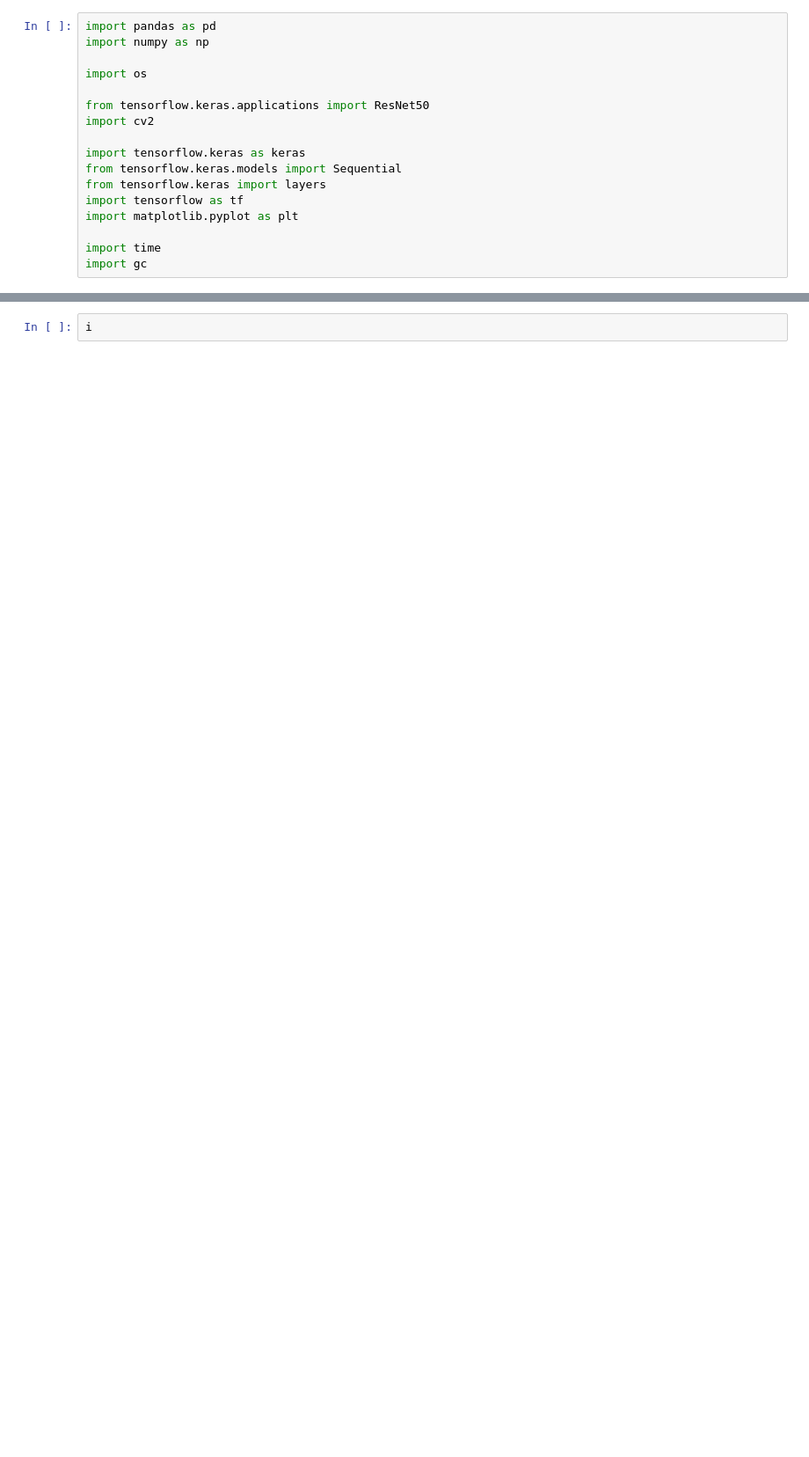
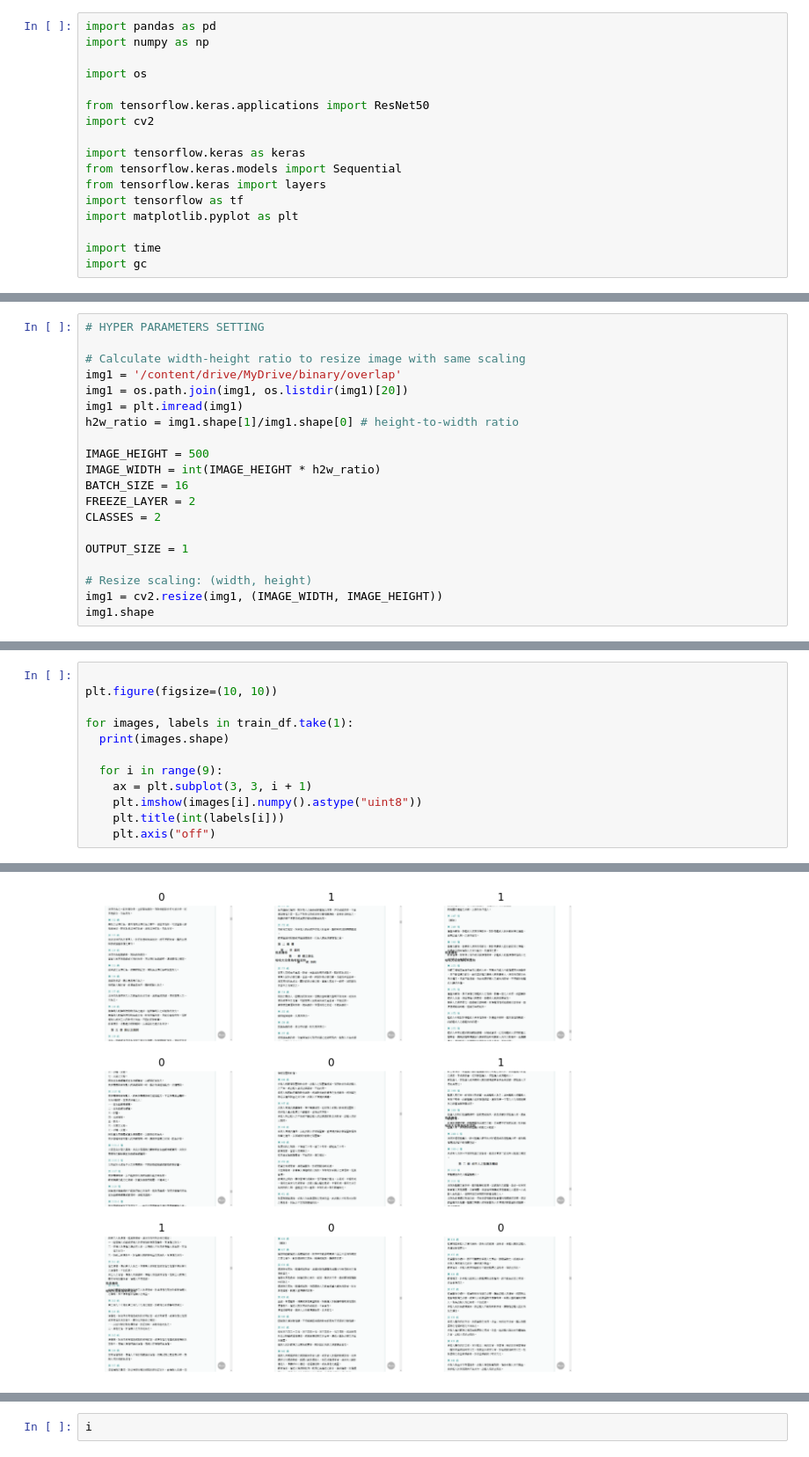
Before and after one commit to laurence-lin/Working-files, a Jupyter notebook: train_txt_model.ipynb, the cells around one changed output, grey strips where cells are left out. Shown at 88% size. Cells and saved outputs as stored; diff of their text form; blank space fills up the shorter version.

```diff
--- a/train_txt_model.ipynb
+++ b/train_txt_model.ipynb
@@ -58,0 +49,20 @@ BATCH_SIZE = 16
+# %%
+# HYPER PARAMETERS SETTING
+
+# Calculate width-height ratio to resize image with same scaling
+img1 = '/content/drive/MyDrive/binary/overlap'
+img1 = os.path.join(img1, os.listdir(img1)[20])
+img1 = plt.imread(img1)
+h2w_ratio = img1.shape[1]/img1.shape[0] # height-to-width ratio
+
+IMAGE_HEIGHT = 500
+IMAGE_WIDTH = int(IMAGE_HEIGHT * h2w_ratio)
+BATCH_SIZE = 16
+FREEZE_LAYER = 2
+CLASSES = 2
+
+OUTPUT_SIZE = 1
+
+# Resize scaling: (width, height)
+img1 = cv2.resize(img1, (IMAGE_WIDTH, IMAGE_HEIGHT))
+img1.shape
@@ -95,0 +159,13 @@ model = build_model(base_model)
+# %%
+
+plt.figure(figsize=(10, 10))
+
+for images, labels in train_df.take(1):
+  print(images.shape)
+
+  for i in range(9):
+    ax = plt.subplot(3, 3, i + 1)
+    plt.imshow(images[i].numpy().astype("uint8"))
+    plt.title(int(labels[i]))
+    plt.axis("off")
+# %% [output]
@@ -95,0 +173 @@ model = build_model(base_model)
+[figure, added]
```
Also changed, not shown: parts of 24 cells of this notebook.
